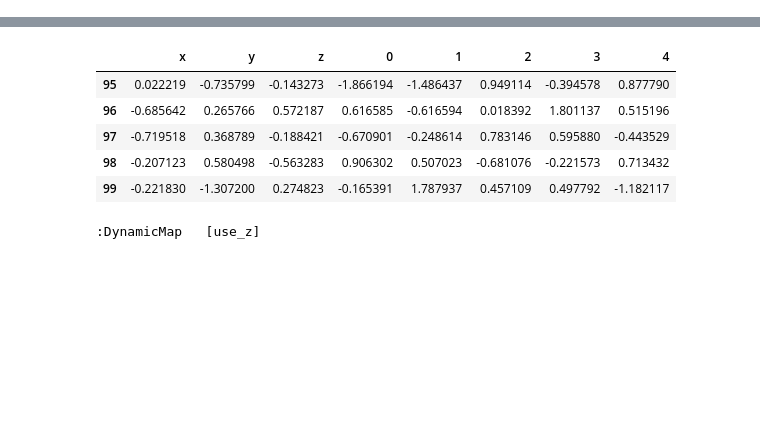
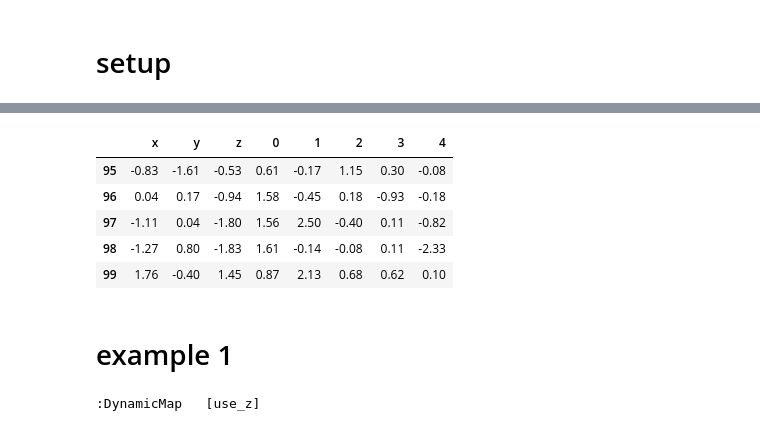
Before and after one commit to ea42gh/HoloviewsPlayground, a Jupyter notebook: Philippjr.ipynb, the cells around one changed output, grey strips where cells are left out. Saved outputs shown, nothing was run; the diff lists cells and outputs as text; code cells hidden in the pictures; blank space fills up the shorter version.

```diff
--- a/Philippjr.ipynb
+++ b/Philippjr.ipynb
@@ -1,3 +1,5 @@
+# %% [markdown]
+# setup
 # %%
 import numpy as np
 import pandas as pd
@@ -17,16 +19,18 @@ hv.extension('bokeh','matplotlib')
 # %%
 def mk_vector(): return np.random.normal(size=100)
 df = pd.DataFrame( dict( x = mk_vector(), y=mk_vector(), z=mk_vector()))
 for i in range(5): df[str(i)] = mk_vector()
 
-df.tail()
+df.tail().round(2)
 # %% [output]
 |  | x | y | z | 0 | 1 | 2 | 3 | 4 |
-| 95 | 0.022219 | -0.735799 | -0.143273 | -1.866194 | -1.486437 | 0.949114 | -0.394578 | 0.877790 |
-| 96 | -0.685642 | 0.265766 | 0.572187 | 0.616585 | -0.616594 | 0.018392 | 1.801137 | 0.515196 |
-| 97 | -0.719518 | 0.368789 | -0.188421 | -0.670901 | -0.248614 | 0.783146 | 0.595880 | -0.443529 |
-| 98 | -0.207123 | 0.580498 | -0.563283 | 0.906302 | 0.507023 | -0.681076 | -0.221573 | 0.713432 |
-| 99 | -0.221830 | -1.307200 | 0.274823 | -0.165391 | 1.787937 | 0.457109 | 0.497792 | -1.182117 |
+| 95 | -0.83 | -1.61 | -0.53 | 0.61 | -0.17 | 1.15 | 0.30 | -0.08 |
+| 96 | 0.04 | 0.17 | -0.94 | 1.58 | -0.45 | 0.18 | -0.93 | -0.18 |
+| 97 | -1.11 | 0.04 | -1.80 | 1.56 | 2.50 | -0.40 | 0.11 | -0.82 |
+| 98 | -1.27 | 0.80 | -1.83 | 1.61 | -0.14 | -0.08 | 0.11 | -2.33 |
+| 99 | 1.76 | -0.40 | 1.45 | 0.87 | 2.13 | 0.68 | 0.62 | 0.10 |
+# %% [markdown]
+# example 1
 # %%
 import logging
 
```
Also changed, not shown: parts of 19 cells of this notebook.
